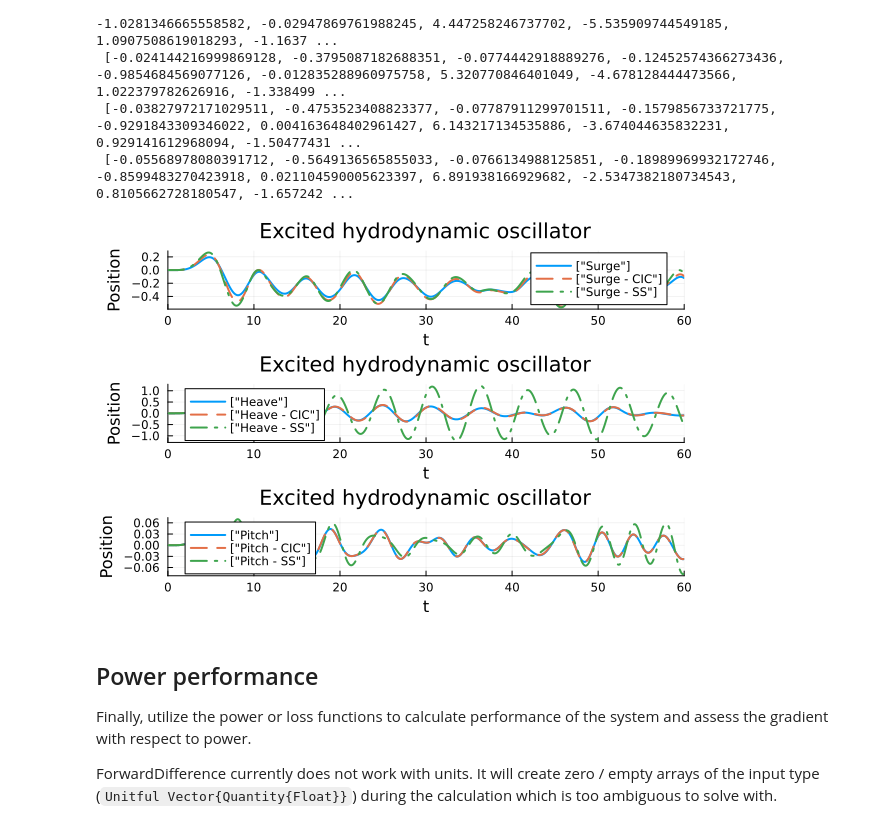
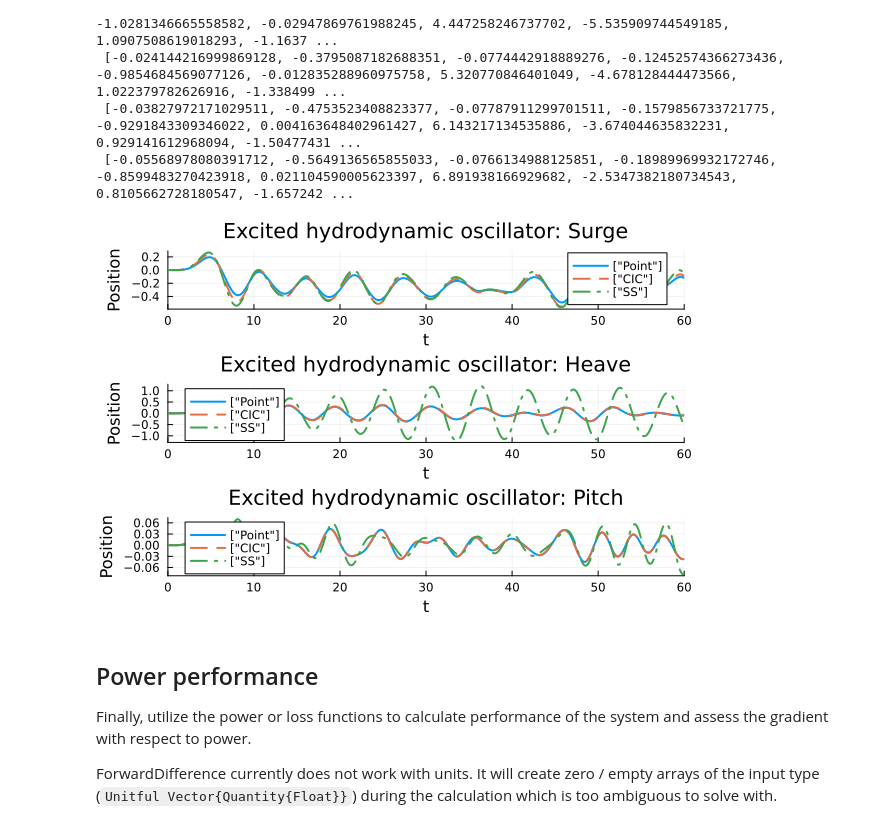
Before and after one commit to JuliaOceanWaves/Hydrodynamics.jl, a Jupyter notebook: examples/power_performance.ipynb, the cells around one changed output. Saved outputs shown, nothing was run; the diff lists cells and outputs as text; code cells hidden in the pictures.

```diff
--- a/examples/power_performance.ipynb
+++ b/examples/power_performance.ipynb
@@ -57,16 +60,16 @@ B = NetCDF.ncread(bem_file, "radiation_damping")[dof, dof, :] .* damping_units #
 Kₕₛ = NetCDF.ncread(bem_file, "hydrostatic_stiffness")[dof, dof]' .* stiffness_units # Dimensions: radiating_dof influenced_dof --> influenced_dof radiating_dof
 fₑₓ = NetCDF.ncread(bem_file, "excitation_force")[dof, :, :, :] .* excitation_units # Dimensions: influenced_dof wave_dir omega complex
 
-ω = NetCDF.ncread(bem_file, "omega")*rad*u"1/s"
+ω = NetCDF.ncread(bem_file, "omega")*rad/time_units
 dω = ω[2] - ω[1]
 
-f = uconvert.(u"s^-1", ω, Dispersion())
-df = uconvert.(u"s^-1", dω, Dispersion())
+f = uconvert.(time_units^-1, ω, Dispersion())
+df = uconvert.(time_units^-1, dω, Dispersion())
 
 # Hydrostatics parameters - these should also come from BEM
-cg = [0., 0., -3.5]u"m"
-volume = 725.8330u"m^3"
-cb = [0.0, 0.0, -1.2927]u"m"
+cg = [0., 0., -3.5]*u"m"
+volume = 725.8330*u"m^3"
+cb = [0.0, 0.0, -1.2927]*u"m"
 # %% [output]
 3-element Vector{Quantity{Float64, 𝐋, Unitful.FreeUnits{(m,), 𝐋, nothing}}}:
   0.0 m
@@ -77,18 +80,18 @@ cb = [0.0, 0.0, -1.2927]u"m"
 Define relevant wave using WaveSpectra representations (including significant wave height, energy period, spectra, frequency dimension, etc) and time marching parameters (start, ramp, end times; time step)
 # %%
 # Wave conditions
-Hₛ₀ = 1.0u"m"
-Tₑ = 6.0u"s"
+Hₛ₀ = 1.0*length_units
+Tₑ = 6.0*time_units
 
 S = WaveSpectra.ParametricSpectra.spectrum_pierson_moskowitz(f, Hₛ₀, Tₑ)
 ϕ = rand(Random.Xoshiro(0), Float64, size(S)) * 2 * pi * rad
 maxS_index = argmax(S)
 
 # Time-domain set-up
-t0 = 0.0u"s"
+t0 = 0.0*time_units
 tr = Tₑ * 1.0
 tf = Tₑ * 10.0
-dt = 1.0e-1u"s"
+dt = 1.0e-1*time_units
 ts = collect(t0:dt:tf)
 nt = length(ts)
 i_ramp = Int64(tr / dt + 1)
@@ -149,9 +151,9 @@ The radiation damping can also be represented by a convolution integral of the r
 
 Note that this form uses the infinite frequency added mass, which requires recalculating the total mass matrix of the system and its inverse.
 # %%
-
 # Convolution integral calculation
-Kᵣ, tᵣ = Hydrodynamics.Bemio.radiation_irf(Unitful.ustrip.(B), Unitful.ustrip.(ω), w_max = 5.0, t_f = 30.0, dt = 0.01)
+include("..\\src\\Hydrodynamics.jl")
+Kᵣ, tᵣ = Hydrodynamics.Bemio.radiation_irf(Unitful.ustrip.(B), Unitful.ustrip.(ω), w_max = 5.0, t=collect(0:0.01:30)')
 tᵣ = tᵣ .* u"s"
 Kᵣ = Kᵣ .* damping_units .* u"s^-1"
 Ainf = A[:,:,end]
@@ -241,21 +243,21 @@ t: 601-element Vector{Float64}:
  [-0.05568978080391712, -0.5649136565855033, -0.0766134988125851, -0.18989969932172746, -0.8599483270423918, 0.021104590005623397, 6.891938166929682, -2.5347382180734543, 0.8105662728180547, -1.657242 ...
 # %%
 # Visualize response
-p1 = Plots.plot(solution_point, idxs = [1], label = ["Surge"], title = "Excited hydrodynamic oscillator", xaxis="Time", yaxis = "Position", lw = 2,)
-p1 = Plots.plot!(solution_cic, idxs = [1], label = ["Surge - CIC"], lw = 2, ls=:dash)
-p1 = Plots.plot!(solution_ss, idxs = [1], label = ["Surge - SS"], lw = 2, ls=:dashdot)
+p1 = Plots.plot(solution_point, idxs = [1], label = ["Point"], title = "Excited hydrodynamic oscillator: Surge", xaxis="Time", yaxis = "Position", lw = 2,)
+p1 = Plots.plot!(solution_cic, idxs = [1], label = ["CIC"], lw = 2, ls=:dash)
+p1 = Plots.plot!(solution_ss, idxs = [1], label = ["SS"], lw = 2, ls=:dashdot)
 
-p2 = Plots.plot(solution_point, idxs = [2], label = ["Heave"], title = "Excited hydrodynamic oscillator", xaxis="Time", yaxis = "Position", lw = 2,)
-p2 = Plots.plot!(solution_cic, idxs = [2], label = ["Heave - CIC"], lw = 2, ls=:dash)
-p2 = Plots.plot!(solution_ss, idxs = [2], label = ["Heave - SS"], lw = 2, ls=:dashdot)
+p2 = Plots.plot(solution_point, idxs = [2], label = ["Point"], title = "Excited hydrodynamic oscillator: Heave", xaxis="Time", yaxis = "Position", lw = 2,)
+p2 = Plots.plot!(solution_cic, idxs = [2], label = ["CIC"], lw = 2, ls=:dash)
+p2 = Plots.plot!(solution_ss, idxs = [2], label = ["SS"], lw = 2, ls=:dashdot)
 
-p3 = Plots.plot(solution_point, idxs = [3], label = ["Pitch"], title = "Excited hydrodynamic oscillator", xaxis="Time", yaxis = "Position", lw = 2,)
-p3 = Plots.plot!(solution_cic, idxs = [3], label = ["Pitch - CIC"], lw = 2, ls=:dash)
-p3 = Plots.plot!(solution_ss, idxs = [3], label = ["Pitch - SS"], lw = 2, ls=:dashdot)
+p3 = Plots.plot(solution_point, idxs = [3], label = ["Point"], title = "Excited hydrodynamic oscillator: Pitch", xaxis="Time", yaxis = "Position", lw = 2,)
+p3 = Plots.plot!(solution_cic, idxs = [3], label = ["CIC"], lw = 2, ls=:dash)
+p3 = Plots.plot!(solution_ss, idxs = [3], label = ["SS"], lw = 2, ls=:dashdot)
 
 Plots.plot(p1, p2, p3, layout=(3,1))
 # %% [output]
-[figure, old version]
+[figure, new version]
 # %% [markdown]
 ## Power performance
 Finally, utilize the power or loss functions to calculate performance of the system and assess the gradient with respect to power.
```
Also changed, not shown: parts of 7 cells of this notebook, 1 other file.
